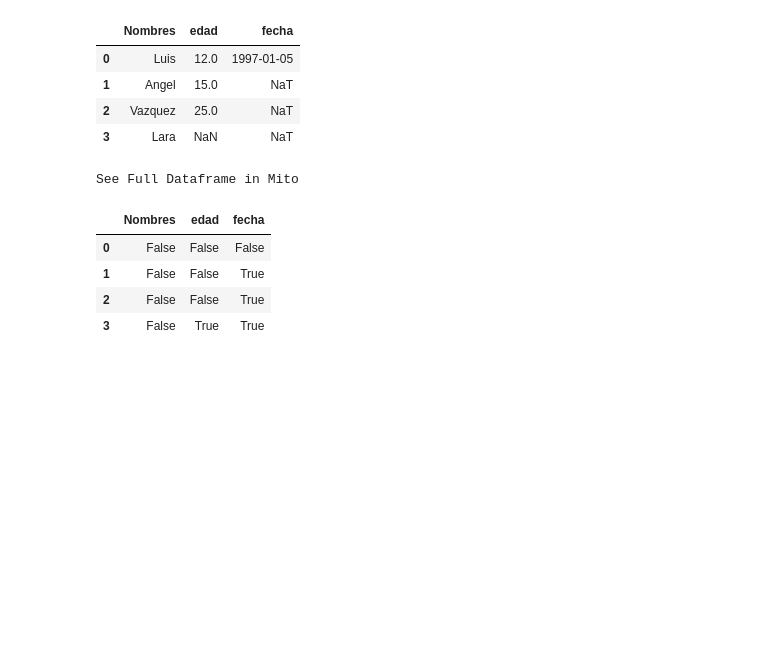
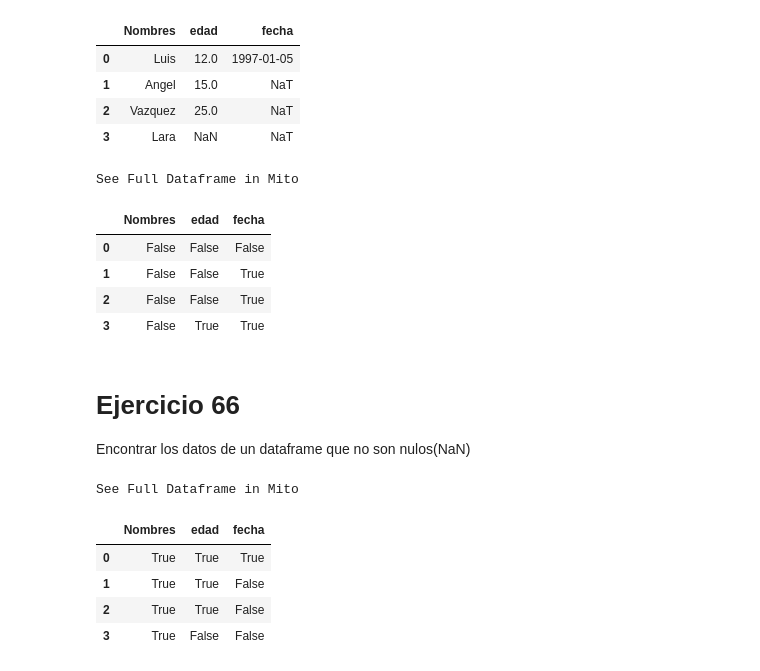
Before and after one commit to TherealVL/Ejercicios_Pandas, a Jupyter notebook: Ejercicios_Panda.ipynb, the cells around one changed output. Saved outputs shown, nothing was run; the diff lists cells and outputs as text; code cells hidden in the pictures; blank space fills up the shorter version.

Commit message:
Ejercicio 66

```diff
--- a/Ejercicios_Panda.ipynb
+++ b/Ejercicios_Panda.ipynb
@@ -851,3 +851,15 @@ See Full Dataframe in Mito
 | 1 | False | False | True |
 | 2 | False | False | True |
 | 3 | False | True | True |
+# %% [markdown]
+# Ejercicio 66
+Encontrar los datos de un dataframe que no son nulos(NaN)
+# %%
+df65.notna()
+# %% [output]
+See Full Dataframe in Mito
+|  | Nombres | edad | fecha |
+| 0 | True | True | True |
+| 1 | True | True | False |
+| 2 | True | True | False |
+| 3 | True | False | False |
```
